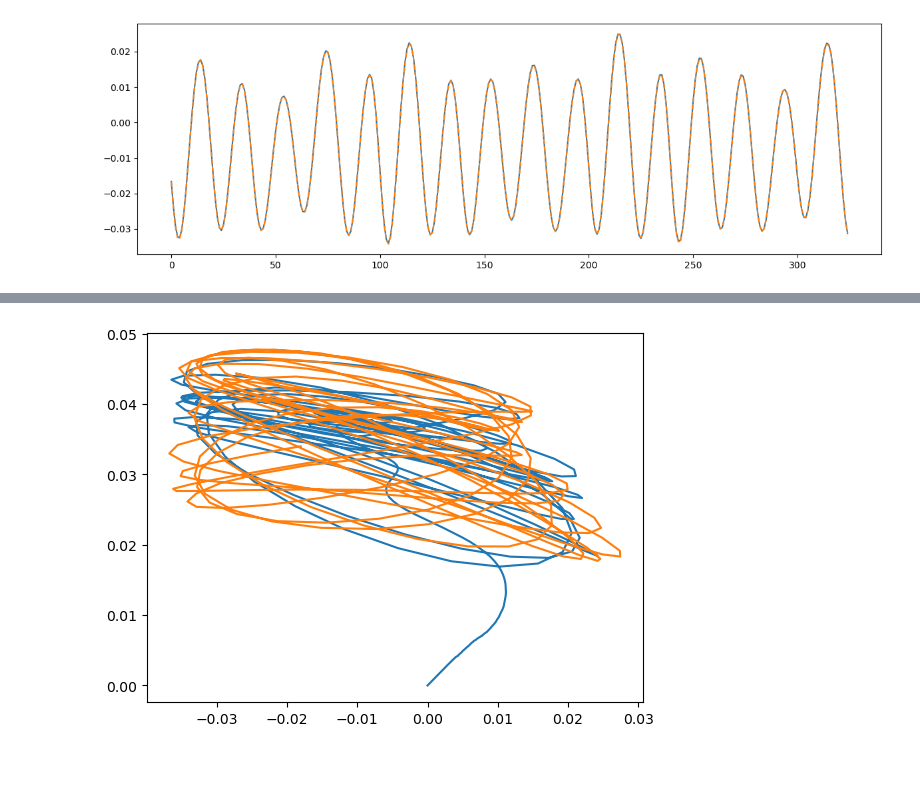
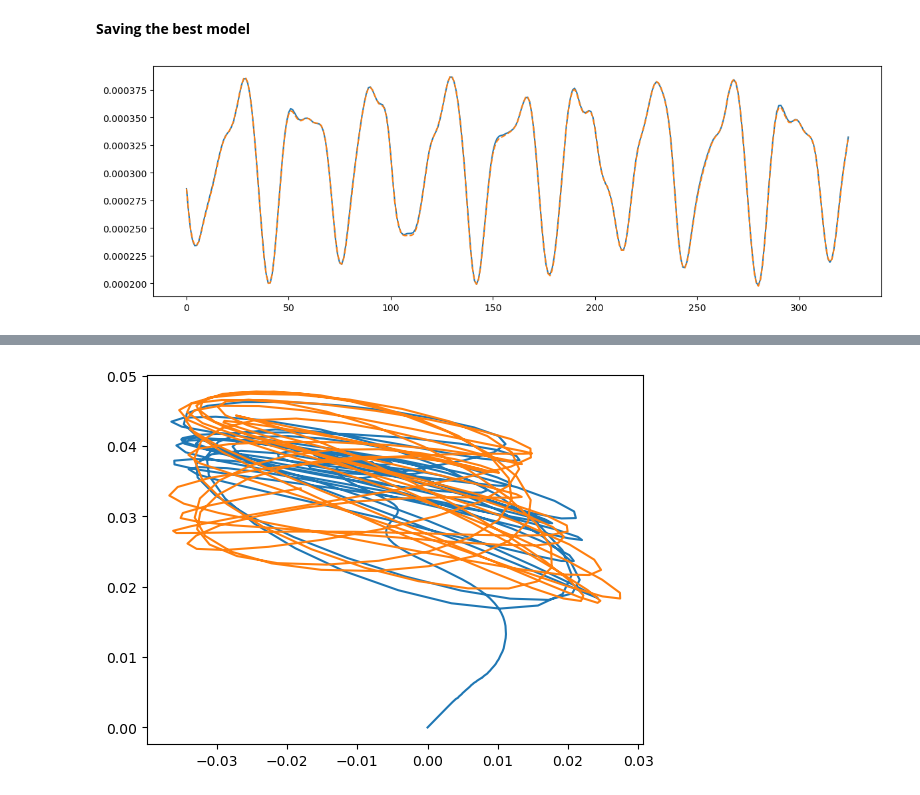
Before and after one commit to FsiROM/DoubleFlap, a Jupyter notebook: ROMs/Generating_rom_models.ipynb, the cells around one changed output, grey strips where cells are left out. Drawn from its saved outputs; the diff is of its cells as text; code cells hidden in the pictures; blank space fills up the shorter version.

```diff
--- a/ROMs/Generating_rom_models.ipynb
+++ b/ROMs/Generating_rom_models.ipynb
@@ -123,5 +133,0 @@ plt.tight_layout();
-# %%
-rom_model = solid_ROM()
-rom_model.train(tr_load_data, tr_disp_data, rank_pres=.9999, rank_disp=.9999, degree = 3, ridge=True,
-                separate=False, norm_regr=True, ids=None,
-                quad_=True, clustering=False, alpha=1e-4, map_used = np.load("../coSimData/map_used.npy").T)
@@ -132,0 +300,9 @@ rom_model.store_last_result()
+# %% [markdown]
+**Saving the best model**
+# %%
+rom_model = solid_ROM()
+rom_model.train(tr_load_data, tr_disp_data, rank_pres=55, rank_disp=.9999, degree = 2, lasso=True,
+                norm_regr=[False, True], norm=["l2", "minmax"], ids = None,
+                quad_=True, alpha=1e-5,
+                map_used = np.load("../../DoubleFlap/coSimData/map_used.npy").T,
+               )
@@ -134,8 +318,8 @@ rom_model.store_last_result()
 predicted_disp = rom_model.pred(test_load_data)
 # %%
 fig = plt.figure(figsize = (12, 4));
-plt.plot(test_disp_data[:, tst_param_map[0]][300, tst_converged_iters[0]]);
-plt.plot(predicted_disp[:, tst_param_map[0]][300, tst_converged_iters[0]], '--');
+plt.plot(test_disp_data[:, tst_param_map[0]][2200, tst_converged_iters[0]]);
+plt.plot(predicted_disp[:, tst_param_map[0]][2200, tst_converged_iters[0]], '--');
 plt.tight_layout()
 # %% [output]
-[figure, old version]
+[figure, new version]
```
Also changed, not shown: parts of 29 cells of this notebook, 2 other files.
